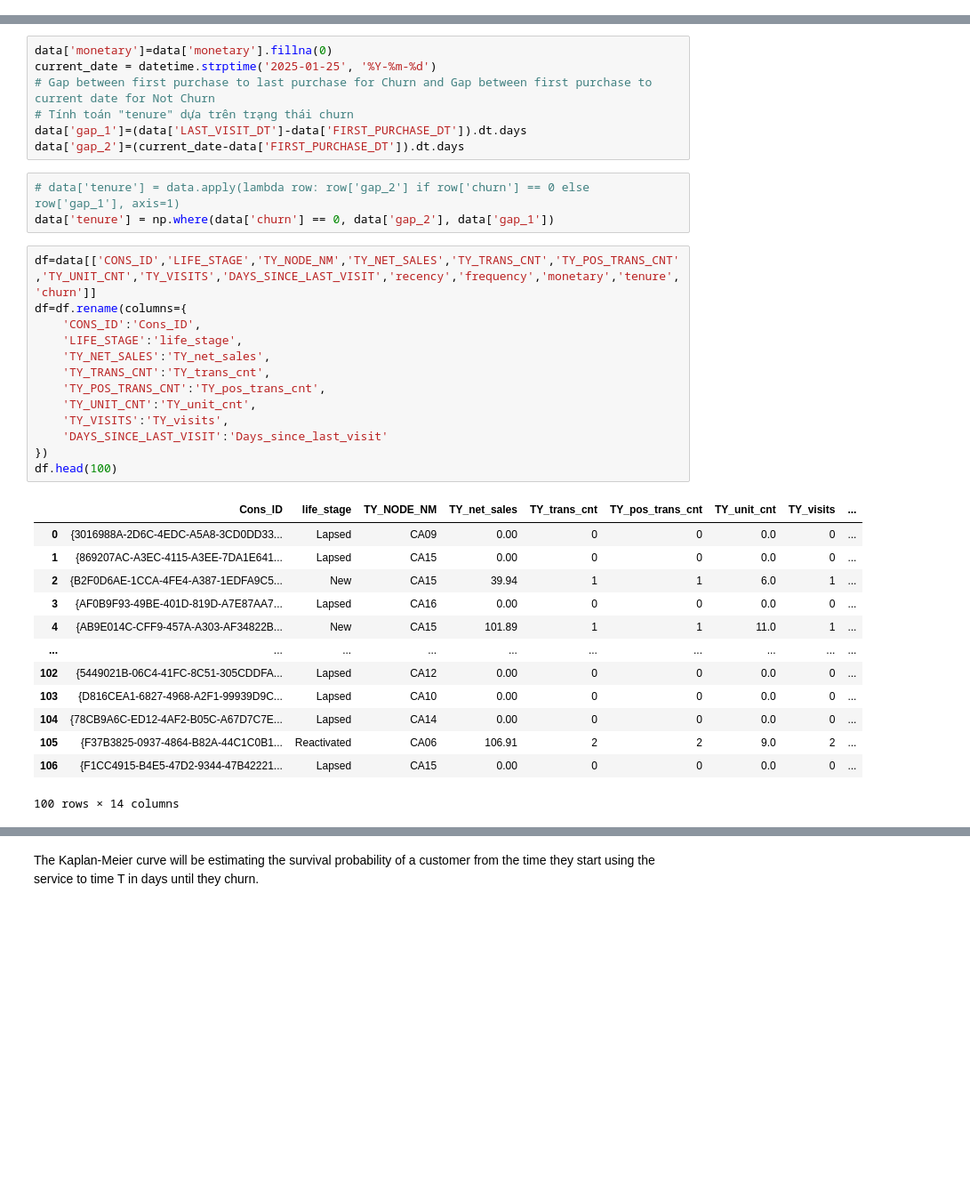
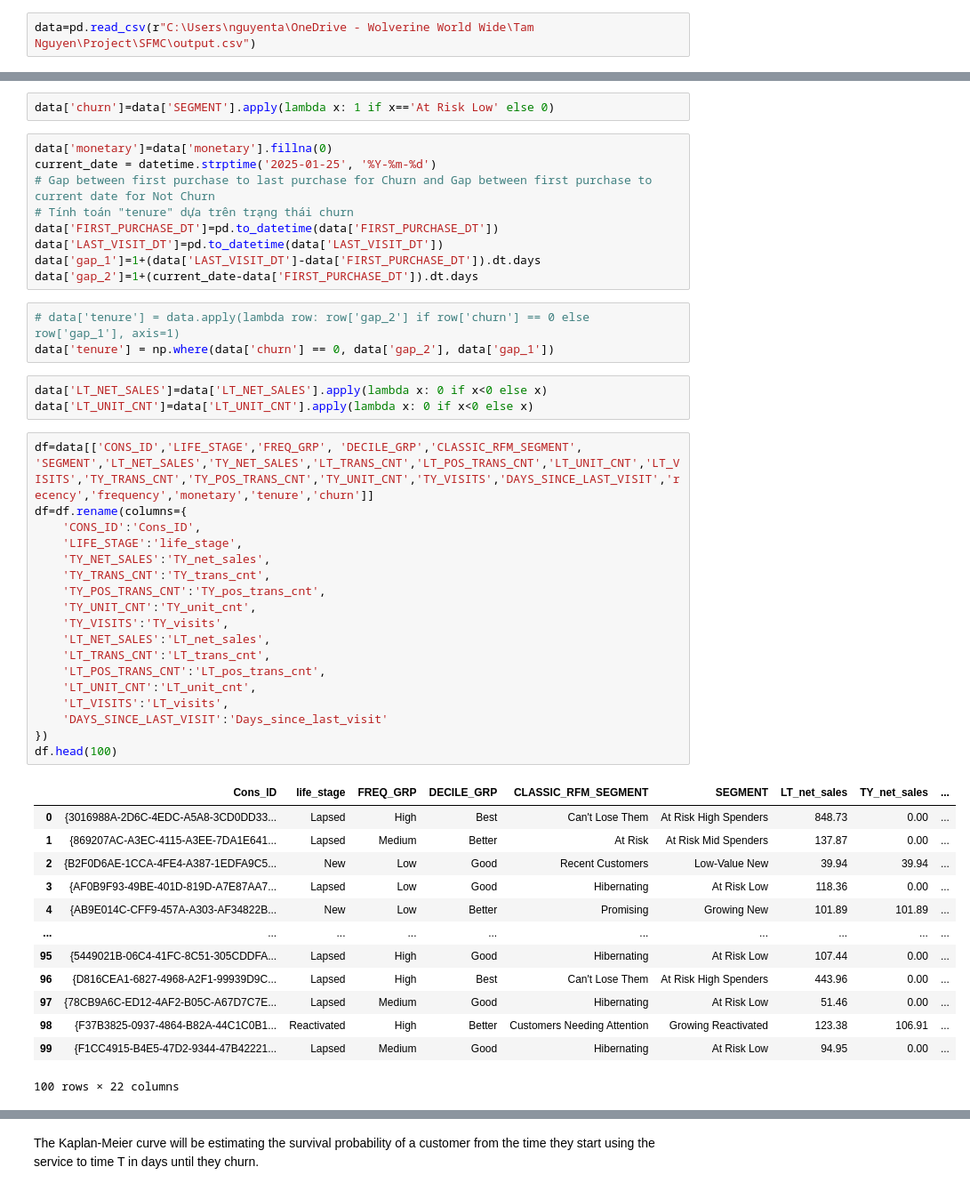
Before and after one commit to Tamntt1395Hero/Shared, a Jupyter notebook: Survival Churn Analysis_SFMC.ipynb, the cells around one changed output, grey strips where cells are left out. Shown at 89% size. Saved outputs shown, nothing was run; the diff lists cells and outputs as text; blank space fills up the shorter version.

```diff
--- a/Survival Churn Analysis_SFMC.ipynb
+++ b/Survival Churn Analysis_SFMC.ipynb
@@ -64,0 +189,2 @@ data['churn']=data['LIFE_STAGE'].apply(lambda x: 1 if x=='Lapsed' else ('Unknown
+# %%
+data=pd.read_csv(r"C:\Users\nguyenta\OneDrive - Wolverine World Wide\Tam Nguyen\Project\SFMC\output.csv")
@@ -67,37 +227,49 @@ CALCULATE TENURE BASE ON CHURN STATUS
+# %%
+data['churn']=data['SEGMENT'].apply(lambda x: 1 if x=='At Risk Low' else 0)
 # %%
 data['monetary']=data['monetary'].fillna(0)
 current_date = datetime.strptime('2025-01-25', '%Y-%m-%d')
 # Gap between first purchase to last purchase for Churn and Gap between first purchase to current date for Not Churn
 # Tính toán "tenure" dựa trên trạng thái churn
-data['gap_1']=(data['LAST_VISIT_DT']-data['FIRST_PURCHASE_DT']).dt.days
-data['gap_2']=(current_date-data['FIRST_PURCHASE_DT']).dt.days
+data['FIRST_PURCHASE_DT']=pd.to_datetime(data['FIRST_PURCHASE_DT'])
+data['LAST_VISIT_DT']=pd.to_datetime(data['LAST_VISIT_DT'])
+data['gap_1']=1+(data['LAST_VISIT_DT']-data['FIRST_PURCHASE_DT']).dt.days
+data['gap_2']=1+(current_date-data['FIRST_PURCHASE_DT']).dt.days
 # %%
 # data['tenure'] = data.apply(lambda row: row['gap_2'] if row['churn'] == 0 else row['gap_1'], axis=1)
 data['tenure'] = np.where(data['churn'] == 0, data['gap_2'], data['gap_1'])
+# %%
+data['LT_NET_SALES']=data['LT_NET_SALES'].apply(lambda x: 0 if x<0 else x)
+data['LT_UNIT_CNT']=data['LT_UNIT_CNT'].apply(lambda x: 0 if x<0 else x)
 # %%
-df=data[['CONS_ID','LIFE_STAGE','TY_NODE_NM','TY_NET_SALES','TY_TRANS_CNT','TY_POS_TRANS_CNT','TY_UNIT_CNT','TY_VISITS','DAYS_SINCE_LAST_VISIT','recency','frequency','monetary','tenure','churn']]
+df=data[['CONS_ID','LIFE_STAGE','FREQ_GRP', 'DECILE_GRP','CLASSIC_RFM_SEGMENT', 'SEGMENT','LT_NET_SALES','TY_NET_SALES','LT_TRANS_CNT','LT_POS_TRANS_CNT','LT_UNIT_CNT','LT_VISITS','TY_TRANS_CNT','TY_POS_TRANS_CNT','TY_UNIT_CNT','TY_VISITS','DAYS_SINCE_LAST_VISIT','recency','frequency','monetary','tenure','churn']]
 df=df.rename(columns={
     'CONS_ID':'Cons_ID',
     'LIFE_STAGE':'life_stage',
     'TY_NET_SALES':'TY_net_sales',
     'TY_TRANS_CNT':'TY_trans_cnt',
     'TY_POS_TRANS_CNT':'TY_pos_trans_cnt',
     'TY_UNIT_CNT':'TY_unit_cnt',
     'TY_VISITS':'TY_visits',
+    'LT_NET_SALES':'LT_net_sales',
+    'LT_TRANS_CNT':'LT_trans_cnt',
+    'LT_POS_TRANS_CNT':'LT_pos_trans_cnt',
+    'LT_UNIT_CNT':'LT_unit_cnt',
+    'LT_VISITS':'LT_visits',
     'DAYS_SINCE_LAST_VISIT':'Days_since_last_visit'
 })
 df.head(100)
 # %% [output]
-|  | Cons_ID | life_stage | TY_NODE_NM | TY_net_sales | TY_trans_cnt | TY_pos_trans_cnt | TY_unit_cnt | TY_visits | ... |
-| 0 | {3016988A-2D6C-4EDC-A5A8-3CD0DD33... | Lapsed | CA09 | 0.00 | 0 | 0 | 0.0 | 0 | ... |
-| 1 | {869207AC-A3EC-4115-A3EE-7DA1E641... | Lapsed | CA15 | 0.00 | 0 | 0 | 0.0 | 0 | ... |
-| 2 | {B2F0D6AE-1CCA-4FE4-A387-1EDFA9C5... | New | CA15 | 39.94 | 1 | 1 | 6.0 | 1 | ... |
-| 3 | {AF0B9F93-49BE-401D-819D-A7E87AA7... | Lapsed | CA16 | 0.00 | 0 | 0 | 0.0 | 0 | ... |
-| 4 | {AB9E014C-CFF9-457A-A303-AF34822B... | New | CA15 | 101.89 | 1 | 1 | 11.0 | 1 | ... |
+|  | Cons_ID | life_stage | FREQ_GRP | DECILE_GRP | CLASSIC_RFM_SEGMENT | SEGMENT | LT_net_sales | TY_net_sales | ... |
+| 0 | {3016988A-2D6C-4EDC-A5A8-3CD0DD33... | Lapsed | High | Best | Can't Lose Them | At Risk High Spenders | 848.73 | 0.00 | ... |
+| 1 | {869207AC-A3EC-4115-A3EE-7DA1E641... | Lapsed | Medium | Better | At Risk | At Risk Mid Spenders | 137.87 | 0.00 | ... |
+| 2 | {B2F0D6AE-1CCA-4FE4-A387-1EDFA9C5... | New | Low | Good | Recent Customers | Low-Value New | 39.94 | 39.94 | ... |
+| 3 | {AF0B9F93-49BE-401D-819D-A7E87AA7... | Lapsed | Low | Good | Hibernating | At Risk Low | 118.36 | 0.00 | ... |
+| 4 | {AB9E014C-CFF9-457A-A303-AF34822B... | New | Low | Better | Promising | Growing New | 101.89 | 101.89 | ... |
 | ... | ... | ... | ... | ... | ... | ... | ... | ... | ... |
-| 102 | {5449021B-06C4-41FC-8C51-305CDDFA... | Lapsed | CA12 | 0.00 | 0 | 0 | 0.0 | 0 | ... |
-| 103 | {D816CEA1-6827-4968-A2F1-99939D9C... | Lapsed | CA10 | 0.00 | 0 | 0 | 0.0 | 0 | ... |
-| 104 | {78CB9A6C-ED12-4AF2-B05C-A67D7C7E... | Lapsed | CA14 | 0.00 | 0 | 0 | 0.0 | 0 | ... |
-| 105 | {F37B3825-0937-4864-B82A-44C1C0B1... | Reactivated | CA06 | 106.91 | 2 | 2 | 9.0 | 2 | ... |
-| 106 | {F1CC4915-B4E5-47D2-9344-47B42221... | Lapsed | CA15 | 0.00 | 0 | 0 | 0.0 | 0 | ... |
+| 95 | {5449021B-06C4-41FC-8C51-305CDDFA... | Lapsed | High | Good | Hibernating | At Risk Low | 107.44 | 0.00 | ... |
+| 96 | {D816CEA1-6827-4968-A2F1-99939D9C... | Lapsed | High | Best | Can't Lose Them | At Risk High Spenders | 443.96 | 0.00 | ... |
+| 97 | {78CB9A6C-ED12-4AF2-B05C-A67D7C7E... | Lapsed | Medium | Good | Hibernating | At Risk Low | 51.46 | 0.00 | ... |
+| 98 | {F37B3825-0937-4864-B82A-44C1C0B1... | Reactivated | High | Better | Customers Needing Attention | Growing Reactivated | 123.38 | 106.91 | ... |
+| 99 | {F1CC4915-B4E5-47D2-9344-47B42221... | Lapsed | Medium | Good | Hibernating | At Risk Low | 94.95 | 0.00 | ... |
-100 rows × 14 columns
+100 rows × 22 columns
```
Also changed, not shown: parts of 72 cells of this notebook.
